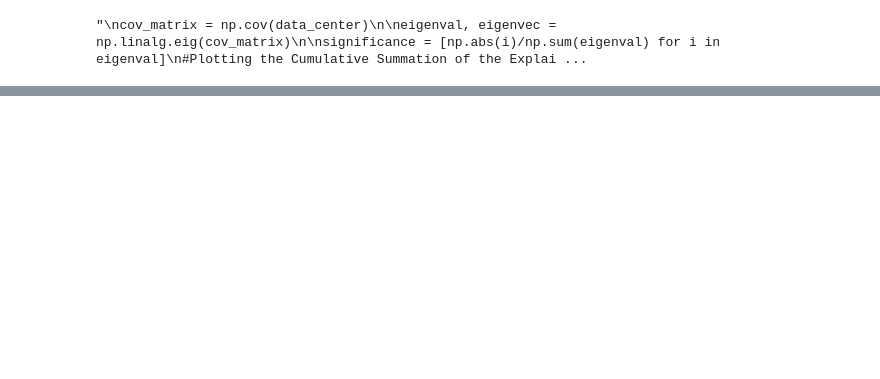
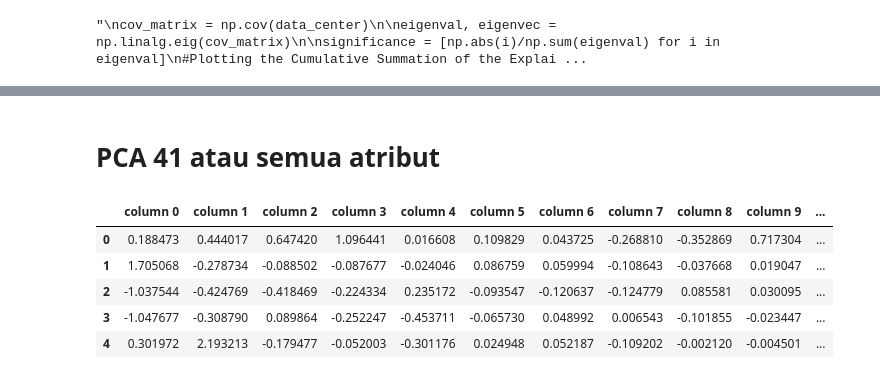
Before and after one commit to hasobi/skripsi, a Jupyter notebook: P_C_A_v1.ipynb, the cells around one changed output, grey strips where cells are left out. Saved outputs shown, nothing was run; the diff lists cells and outputs as text; code cells hidden in the pictures; blank space fills up the shorter version.

```diff
--- a/P_C_A_v1.ipynb
+++ b/P_C_A_v1.ipynb
@@ -318,0 +349,15 @@ plt.show()
+# %% [markdown]
+# PCA 41 atau semua atribut
+# %%
+pca = PCA(n_components=41)
+dataset = pca.fit_transform(data_rescaled)
+
+df=pd.DataFrame(data=dataset[0:,0:], index=[i for i in range(dataset.shape[0])], columns=['column '+str(i) for i in range(dataset.shape[1])])
+df.head()
+# %% [output]
+|  | column 0 | column 1 | column 2 | column 3 | column 4 | column 5 | column 6 | column 7 | column 8 | column 9 | ... |
+| 0 | 0.188473 | 0.444017 | 0.647420 | 1.096441 | 0.016608 | 0.109829 | 0.043725 | -0.268810 | -0.352869 | 0.717304 | ... |
+| 1 | 1.705068 | -0.278734 | -0.088502 | -0.087677 | -0.024046 | 0.086759 | 0.059994 | -0.108643 | -0.037668 | 0.019047 | ... |
+| 2 | -1.037544 | -0.424769 | -0.418469 | -0.224334 | 0.235172 | -0.093547 | -0.120637 | -0.124779 | 0.085581 | 0.030095 | ... |
+| 3 | -1.047677 | -0.308790 | 0.089864 | -0.252247 | -0.453711 | -0.065730 | 0.048992 | 0.006543 | -0.101855 | -0.023447 | ... |
+| 4 | 0.301972 | 2.193213 | -0.179477 | -0.052003 | -0.301176 | 0.024948 | 0.052187 | -0.109202 | -0.002120 | -0.004501 | ... |
```
Also changed, not shown: parts of 16 cells of this notebook.
